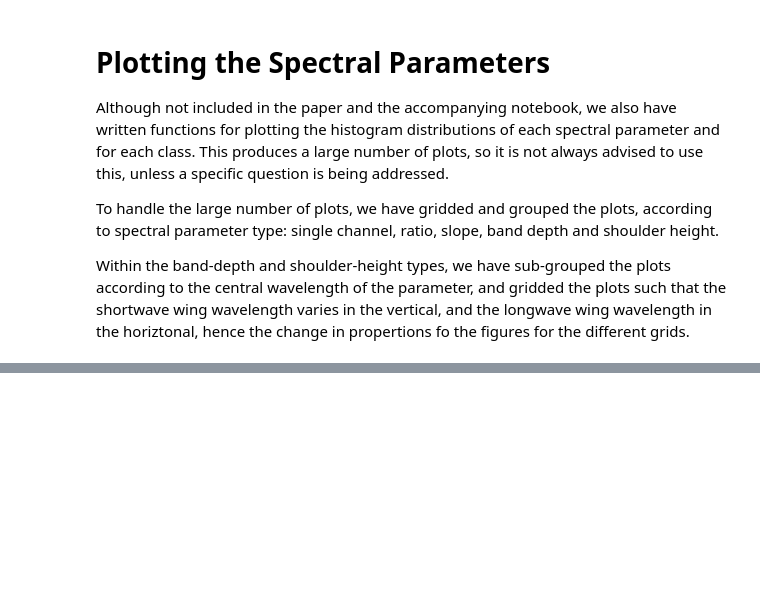
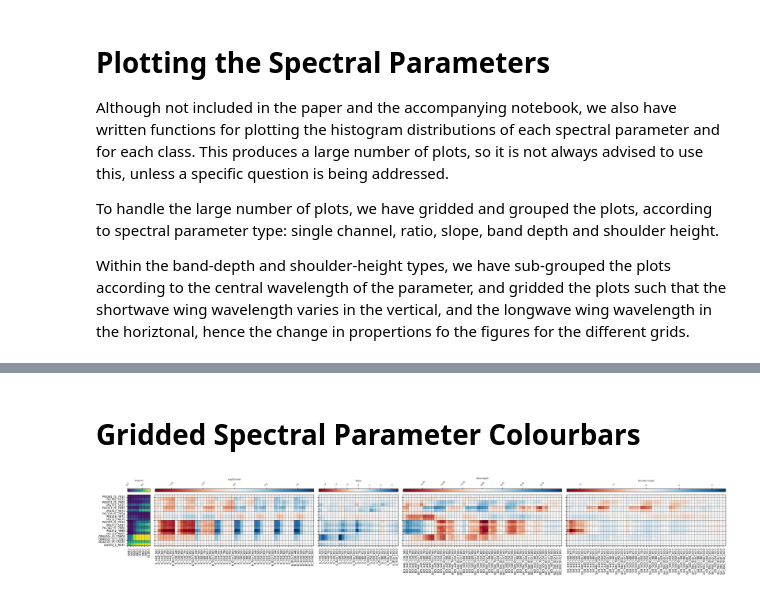
Before and after one commit to rbstabbins/sptk, a Jupyter notebook: examples/spectral_parameters_example.ipynb, the cells around one changed output, grey strips where cells are left out. Drawn from its saved outputs; the diff is of its cells as text; code cells hidden in the pictures; blank space fills up the shorter version.

Commit message:
reruns of spectral parameter example notebook to show new gridded colorbar plotting

```diff
--- a/examples/spectral_parameters_example.ipynb
+++ b/examples/spectral_parameters_example.ipynb
@@ -170,3 +174,9 @@ Plotting Spectral Parameters...
 [figure]
 [figure]
 ... (4 outputs left out)
+# %% [markdown]
+# Gridded Spectral Parameter Colourbars
+# %%
+sps.colormap_gridplot()
+# %% [output]
+[figure, added]
```
Also changed, not shown: parts of 5 cells of this notebook, 3 other files.
